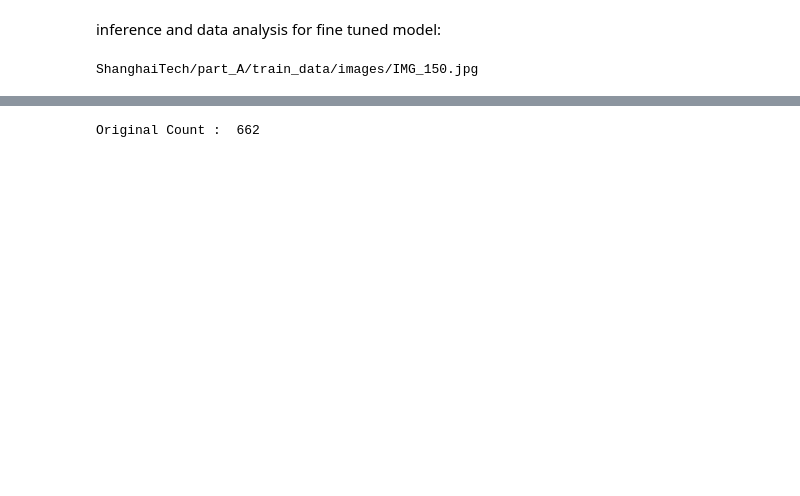
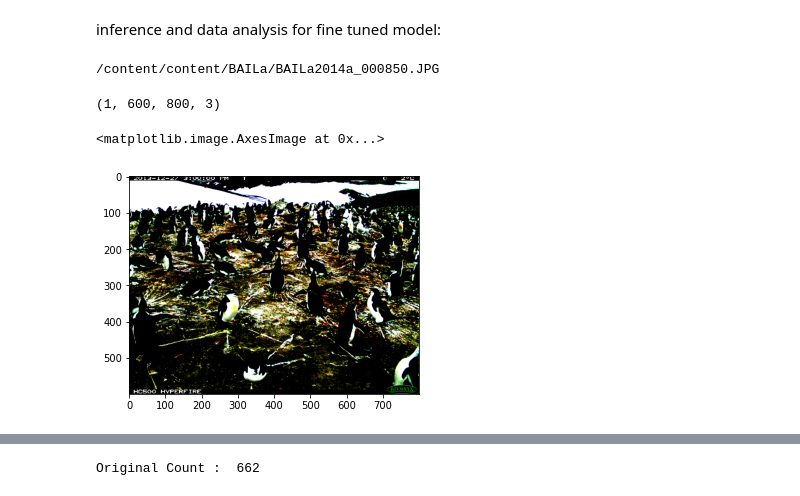
Before and after one commit to alexjochs/ECE_539_Penguins, a Jupyter notebook: Inference.ipynb, the cells around one changed output, grey strips where cells are left out. Saved outputs shown, nothing was run; the diff lists cells and outputs as text; code cells hidden in the pictures; blank space fills up the shorter version.

```diff
--- a/Inference.ipynb
+++ b/Inference.ipynb
@@ -41,0 +93,9 @@ def create_img(path):
+# %%
+with open('/content/drive/MyDrive/Penguin_counting/train_test_data.json', 'r') as f:
+  data = json.loads(json.load(f))
+
+train_data = data['train']
+test_data = data['test']
+
+get_new_batch('BAILa')
+get_new_batch("BAILa_gt")
@@ -46,12 +246,21 @@ inference and data analysis for fine tuned model:
 # %%
 def predict(path):
     #Function to load image,predict heat map, generate count and return (count , image , heat map)
-    model = load_model()
     image = create_img(path)
-    ans = model.predict(image)
+    print(image.shape)
+    ans = ft_model(image)
     count = np.sum(ans)
     return count,image,ans
+# %%
+print(test_data[i])
+# %% [output]
+/content/content/BAILa/BAILa2014a_000850.JPG
 # %%
-ans,img,hmap = predict('ShanghaiTech/part_A/train_data/images/IMG_150.jpg')
+ans,img,hmap = predict(test_data[3])
 # %% [output]
-ShanghaiTech/part_A/train_data/images/IMG_150.jpg
+(1, 600, 800, 3)
+# %%
+plt.imshow(img.reshape(600,800,3))
+# %% [output]
+<matplotlib.image.AxesImage at 0x...>
+[figure, added]
```
Also changed, not shown: parts of 21 cells of this notebook.
